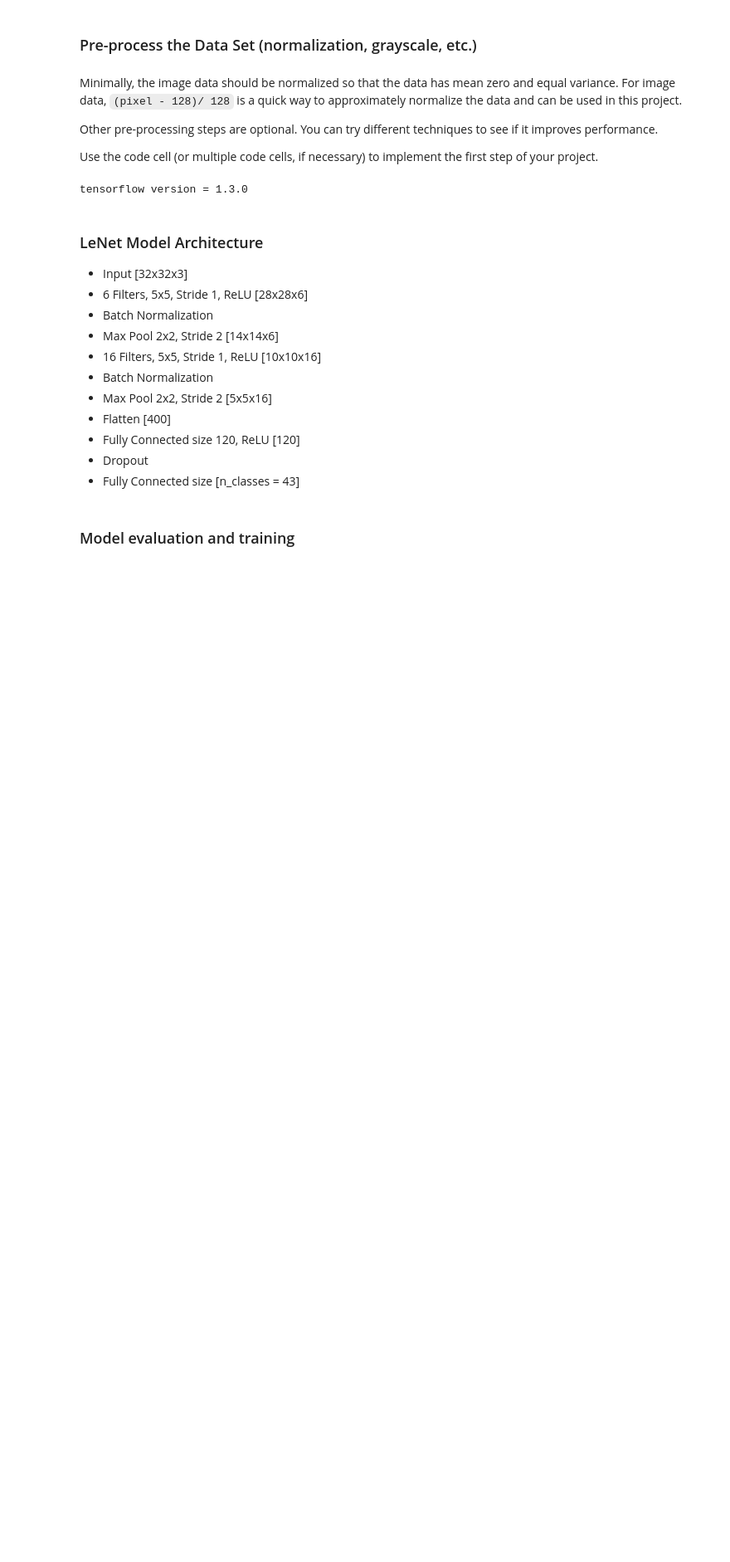
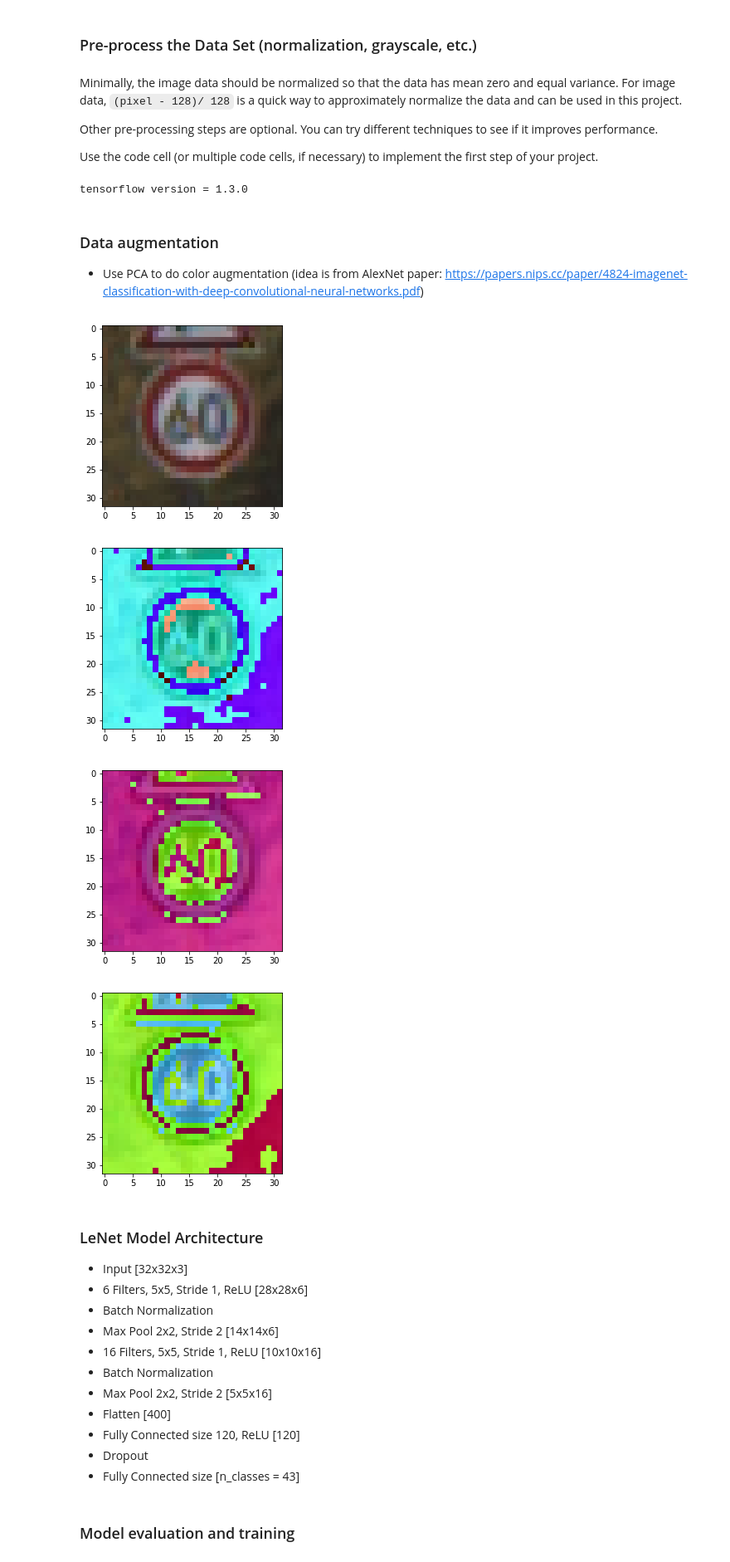
Before and after one commit to WangYuanMike/CarND-Traffic-Sign-Classifier-Project, a Jupyter notebook: Traffic_Sign_Classifier.ipynb, the cells around one changed output. Shown at 83% size. Drawn from its saved outputs; the diff is of its cells as text; code cells hidden in the pictures; blank space fills up the shorter version.

Commit message:
Add PCA color augmentation (take out normalization)

```diff
--- a/Traffic_Sign_Classifier.ipynb
+++ b/Traffic_Sign_Classifier.ipynb
@@ -210,8 +210,8 @@ print('tensorflow version = {}'.format(tf.__version__))
 
 # Use training set mean and standard deviation to normalize train/val/test set
 def normalize(X, mean, std):
-    X_norm = (X - mean) / std
-    return X_norm
+    #X_norm = (X - mean) / std
+    return X
 
 X_train_mean = np.mean(X_train, axis=0)
 X_train_std = np.std(X_train, axis=0)
@@ -221,6 +221,56 @@ X_val = normalize(X_val, X_train_mean, X_train_std)
 X_test = normalize(X_test, X_train_mean, X_train_std)
 # %% [output]
 tensorflow version = 1.3.0
+# %% [markdown]
+### Data augmentation
+* Use PCA to do color augmentation (idea is from AlexNet paper: https://papers.nips.cc/paper/4824-imagenet-classification-with-deep-convolutional-neural-networks.pdf)
+# %%
+def PCA(image):
+    # Normalize RGB of each pixel by substracting the mean RGB of this image
+    image_flatten = np.reshape(image, (1024, -1))
+    image_mean = np.mean(image_flatten, axis=0)
+    image_flatten_norm = image_flatten - image_mean
+    image_norm = image - image_mean
+
+    # Use SVD to compute eigen vectors and eigen values of covariance matrix
+    num_pixel = image_flatten_norm.shape[0]
+    u, s, _ = np.linalg.svd(image_flatten_norm.T)
+
+    # Do PCA color augmentation
+    image_delta = np.dot(u, np.transpose(s**2 / num_pixel * np.random.normal(loc=0.0, scale=0.1, size=1)))
+    image_final = image_norm + image_delta
+
+    return image_final
+
+
+def batch_PCA(batch_image):
+    batch_image_final = []
+    for i in range(np.shape(batch_image)[0]):
+        batch_image_final.append(PCA(batch_image[i]))
+    return batch_image_final
+
+
+# Test PCA
+image = X_train[5500]  #train['features'][5501]
+image_final = PCA(image)
+plt.imshow(image)
+plt.show()
+plt.imshow(image_final)
+plt.show()
+
+batch_image = []
+batch_image.append(X_train[5500])
+batch_image.append(X_train[5501])
+batch_image_final = batch_PCA(batch_image)
+plt.imshow(batch_image_final[0])
+plt.show()
+plt.imshow(batch_image_final[1])
+plt.show()
+# %% [output]
+[figure, added]
+[figure, added]
+[figure, added]
+[figure, added]
 # %% [markdown]
 ### LeNet Model Architecture
 
```
Also changed, not shown: parts of 2 cells of this notebook.
